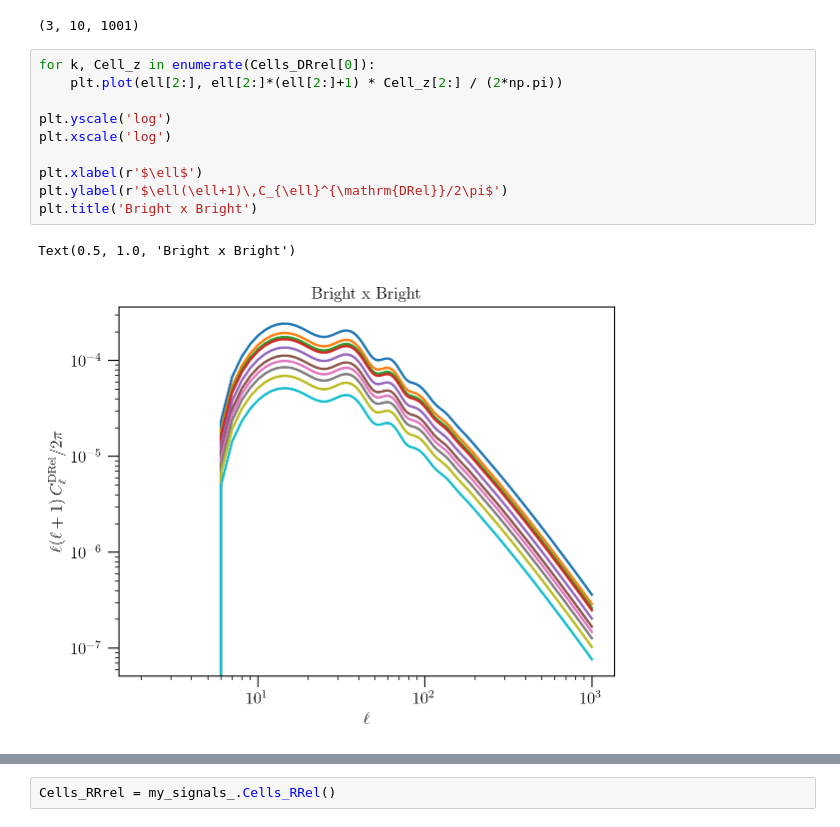
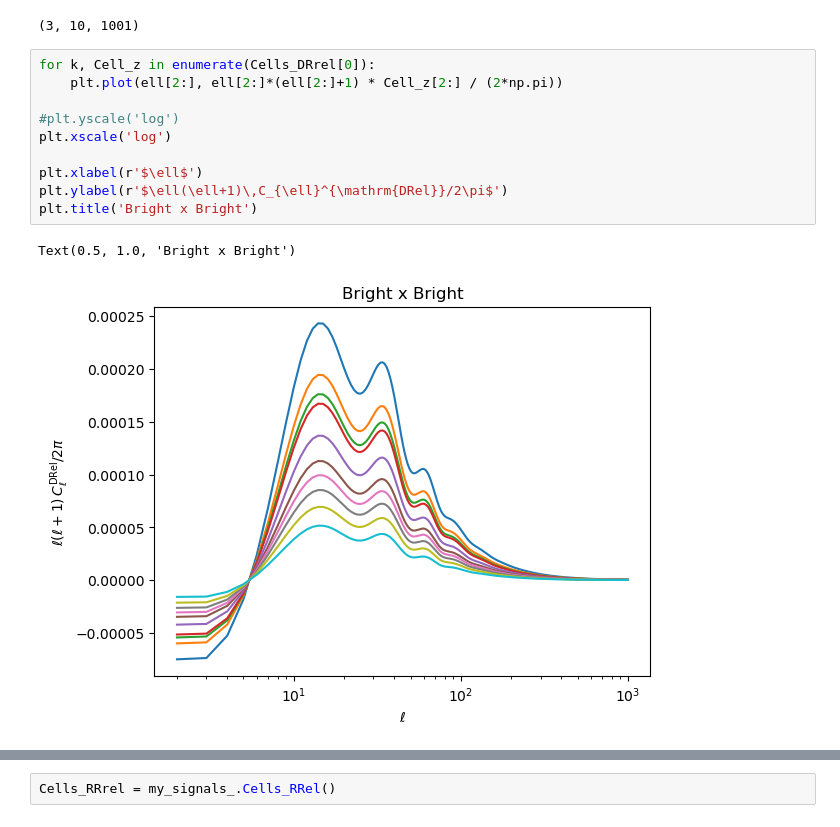
Before and after one commit to PaulineGorbatchev/C_ells, a Jupyter notebook: test_signals.ipynb, the cells around one changed output, grey strips where cells are left out. Drawn from its saved outputs; the diff is of its cells as text.

```diff
--- a/test_signals.ipynb
+++ b/test_signals.ipynb
@@ -458,16 +462,16 @@ np.shape(Cells_DRrel)
 # %%
 for k, Cell_z in enumerate(Cells_DRrel[0]):
     plt.plot(ell[2:], ell[2:]*(ell[2:]+1) * Cell_z[2:] / (2*np.pi))
 
-plt.yscale('log')
+#plt.yscale('log')
 plt.xscale('log')
 
 plt.xlabel(r'$\ell$')
 plt.ylabel(r'$\ell(\ell+1)\,C_{\ell}^{\mathrm{DRel}}/2\pi$')
 plt.title('Bright x Bright')
 # %% [output]
 Text(0.5, 1.0, 'Bright x Bright')
-[figure, old version]
+[figure, new version]
 # %%
 for k, Cell_z in enumerate(Cells_DRrel[1]):
     plt.plot(ell[2:], ell[2:]*(ell[2:]+1) * Cell_z[2:] / (2*np.pi))
```
Also changed, not shown: parts of 26 cells of this notebook.
